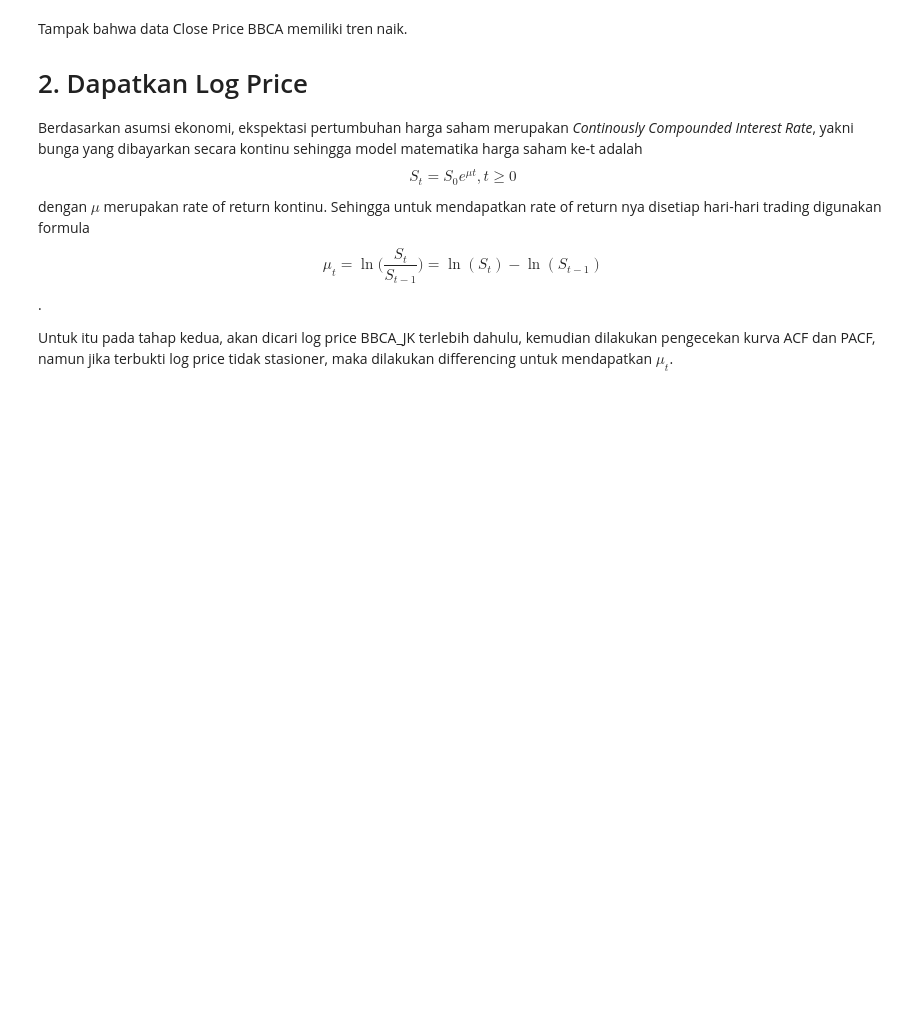
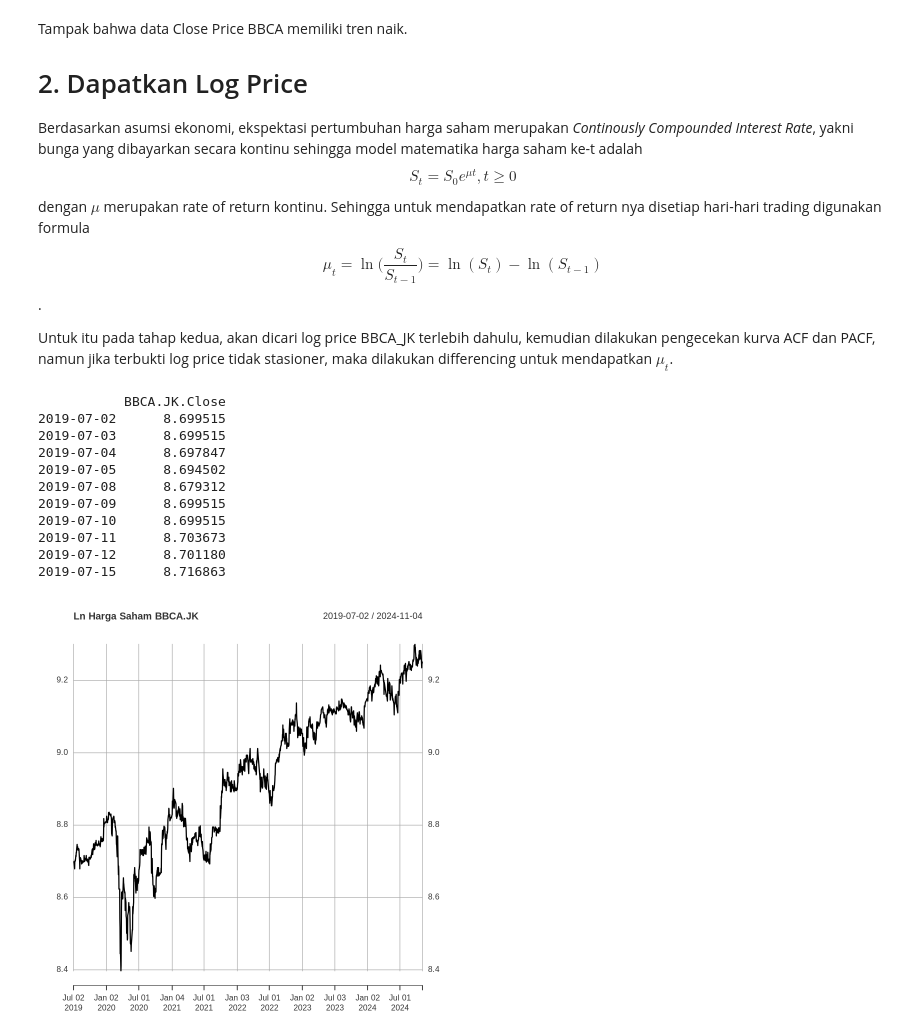
Before and after one commit to felixlys/forecast_with_StochProcess, a Jupyter notebook: Forecasting_ARIMA_BBCA_JK.ipynb, the cells around one changed output. Drawn from its saved outputs; the diff is of its cells as text; code cells hidden in the pictures; blank space fills up the shorter version.

```diff
--- a/Forecasting_ARIMA_BBCA_JK.ipynb
+++ b/Forecasting_ARIMA_BBCA_JK.ipynb
@@ -76,3 +61,20 @@ dengan $\mu$ merupakan rate of return kontinu. Sehingga untuk mendapatkan rate o
 $$\mu_{t}=\ln\bigg(\frac{S_{t}}{S_{t-1}}\bigg)=\ln(S_{t})-\ln(S_{t-1})$$.
 
 Untuk itu pada tahap kedua, akan dicari log price BBCA_JK terlebih dahulu, kemudian dilakukan pengecekan kurva ACF dan PACF, namun jika terbukti log price tidak stasioner, maka dilakukan differencing untuk mendapatkan  $\mu_{t}$.
+# %%
+BBCA_log<-log(BBCA_data)
+head(BBCA_log,n=10)
+plot(BBCA_log,main="Ln Harga Saham BBCA.JK")
+# %% [output]
+           BBCA.JK.Close
+2019-07-02      8.699515
+2019-07-03      8.699515
+2019-07-04      8.697847
+2019-07-05      8.694502
+2019-07-08      8.679312
+2019-07-09      8.699515
+2019-07-10      8.699515
+2019-07-11      8.703673
+2019-07-12      8.701180
+2019-07-15      8.716863
+[figure, added]
```
Also changed, not shown: parts of 31 cells of this notebook.
